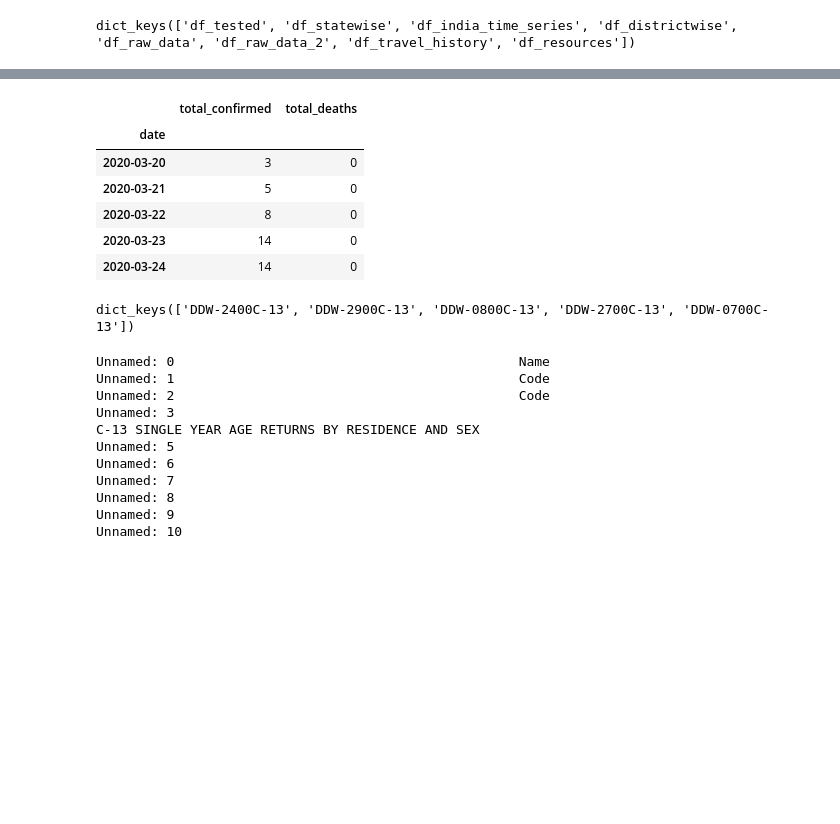
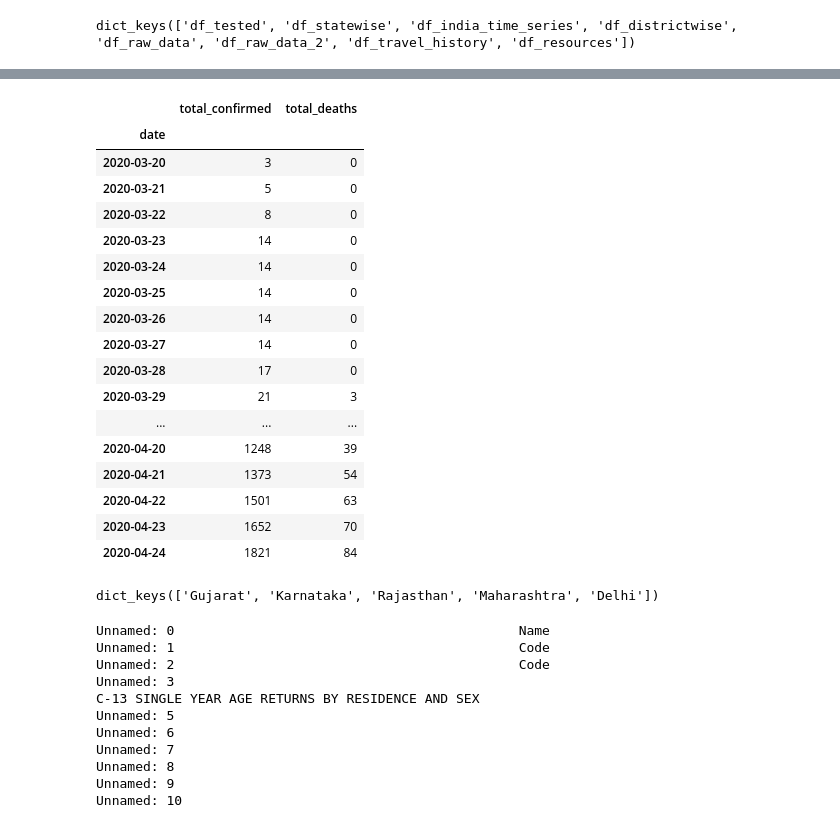
Before and after one commit to WadhwaniAI/covid-modelling, a Jupyter notebook: notebooks/ihme/[TRY] age_standardisation.ipynb, the cells around one changed output, grey strips where cells are left out. Cells and saved outputs as stored; diff of their text form; code cells hidden in the pictures; blank space fills up the shorter version.

```diff
--- a/notebooks/ihme/[TRY] age_standardisation.ipynb
+++ b/notebooks/ihme/[TRY] age_standardisation.ipynb
@@ -28,13 +28,13 @@ array(['Ahmadabad', 'Anand', 'Aravalli', 'Banas Kantha', 'Bharuch',
 # %%
-dataframes['df_raw_data_2'].columns
-xyz = dataframes['df_raw_data_2']
-deceased = xyz[xyz['patientstatus'] == 'Deceased']
-# deceased[deceased['district'] == '']['state'].value_counts()
-state = deceased[deceased['state'] == 'Maharashtra']
-#  MANUAL CLEANUP + ASSUMPTIONS MADE IN CODE AFTER PRELIM MANUAL REVIEW
-state[state['district'] == ''].index[:20]
-state.loc[state[state['district'] == ''].index[:20]]
-# gj[gj['district'] == '']['district'] = 'Ahmadabad'
+# dataframes['df_raw_data_2'].columns
+# xyz = dataframes['df_raw_data_2']
+# deceased = xyz[xyz['patientstatus'] == 'Deceased']
+# # deceased[deceased['district'] == '']['state'].value_counts()
+# state = deceased[deceased['state'] == 'Maharashtra']
+# #  MANUAL CLEANUP + ASSUMPTIONS MADE IN CODE AFTER PRELIM MANUAL REVIEW
+# state[state['district'] == ''].index[:20]
+# state.loc[state[state['district'] == ''].index[:20]]
+# # gj[gj['district'] == '']['district'] = 'Ahmadabad'
 # %% [output]
 |  | agebracket | city | date | district | gender | nationality | notes | patientnumbercouldbemappedlater | ... |
 | 235 |  |  | 02/04/2020 |  |  |  | Details awaited |  | ... |
@@ -142,22 +157,42 @@ dict_keys(['Mumbai', 'Bengaluru', 'Ahmadabad', 'Jaipur', 'Pune', 'New Delhi'])
 # %%
 data = district_timeseries['Ahmadabad'].set_index('date')
-data[:5]
+data
 # %% [output]
 |  | total_confirmed | total_deaths |
 | date |  |  |
 | 2020-03-20 | 3 | 0 |
 | 2020-03-21 | 5 | 0 |
 | 2020-03-22 | 8 | 0 |
 | 2020-03-23 | 14 | 0 |
 | 2020-03-24 | 14 | 0 |
+| 2020-03-25 | 14 | 0 |
+| 2020-03-26 | 14 | 0 |
+| 2020-03-27 | 14 | 0 |
+| 2020-03-28 | 17 | 0 |
+| 2020-03-29 | 21 | 3 |
+| ... | ... | ... |
+| 2020-04-20 | 1248 | 39 |
+| 2020-04-21 | 1373 | 54 |
+| 2020-04-22 | 1501 | 63 |
+| 2020-04-23 | 1652 | 70 |
+| 2020-04-24 | 1821 | 84 |
 # %%
 # get age data in bands
+filenames = 'DDW-{}00C-13'
+state_file_mapping = {
+    filenames.format('24'): 'Gujarat',
+    filenames.format('29'): 'Karnataka',
+    filenames.format('27'): 'Maharashtra',
+    filenames.format('07'): 'Delhi',
+    filenames.format('08'): 'Rajasthan',
+}
+
 age_data = {}
 directory = '../../data/data/census/'
 for filename in os.listdir(directory):
     df = pd.read_excel(os.path.join(directory, filename))
-    age_data[filename.split('.')[0]] = df.dropna(how='all')
+    age_data[state_file_mapping[filename.split('.')[0]]] = df.dropna(how='all')
 
 age_data.keys()
 # %% [output]
-dict_keys(['DDW-2400C-13', 'DDW-2900C-13', 'DDW-0800C-13', 'DDW-2700C-13', 'DDW-0700C-13'])
+dict_keys(['Gujarat', 'Karnataka', 'Rajasthan', 'Maharashtra', 'Delhi'])
```
Also changed, not shown: parts of 26 cells of this notebook, 1 other file.
